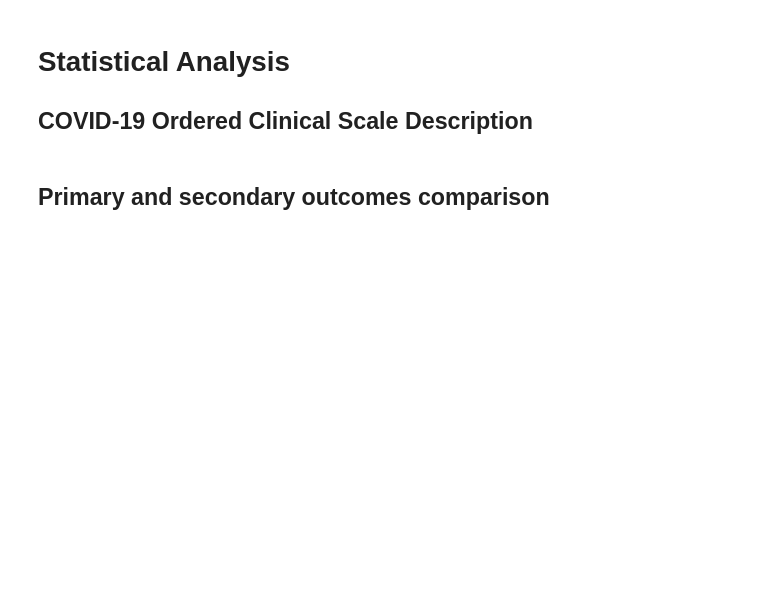
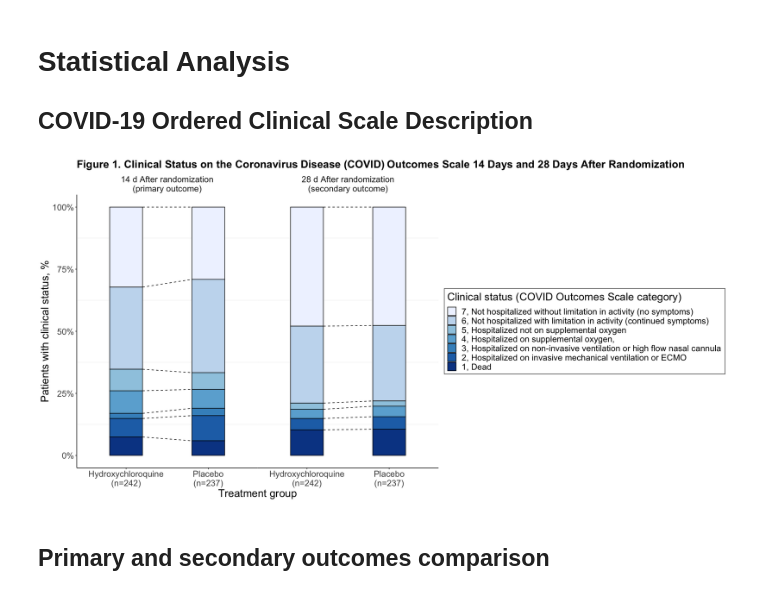
Before and after one commit to hms-dbmi/Access-to-Data-using-PIC-SURE-API, a Jupyter notebook: NHLBI_BioData_Catalyst/R/ORCHID_COVID19.ipynb, the cells around one changed output. Saved outputs shown, nothing was run; the diff lists cells and outputs as text; code cells hidden in the pictures; blank space fills up the shorter version.

```diff
--- a/NHLBI_BioData_Catalyst/R/ORCHID_COVID19.ipynb
+++ b/NHLBI_BioData_Catalyst/R/ORCHID_COVID19.ipynb
@@ -364,46 +500,67 @@ display_html()
 # Statistical Analysis
 
 ## COVID-19 Ordered Clinical Scale Description
+# %%
+orchid_gg_theme <-  function(...) {
+  theme_bw() +
+  theme(legend.background = element_blank(),
+        legend.box.background = element_rect(colour = "black"),
+        panel.spacing = grid::unit(c(0), "lines"),
+        axis.line = element_line(colour = "black"),
+        panel.grid.major = element_blank(),
+        text = element_text(size=20),
+        plot.title = element_text(size = 20, face = 'bold'),
+        axis.text.x = element_text(angle=0, hjust=0.5),
+        panel.border = element_blank(),
+        panel.background = element_blank(),
+        strip.background = element_rect(colour = "white", fill = "white")) +
+    theme(...)
+}
 # %%
 coos_df <- orchid_data %>%
   dplyr::select(subject_id, rand_trt, starts_with("d_covid")) %>%
   pivot_longer(cols = starts_with("d_covid"),
                names_to = "date",
                values_to = "COOS") %>%
   mutate(COOS =  fct_rev(COOS))
 
-barplot_width <- 0.6
+
 plot_count_COOS <- coos_df %>%
   filter(date %in% c("d_covid15", "d_covid29")) %>%
   mutate(rand_trt = fct_recode(relevel(rand_trt, 'Hydroxychloroquine'),
                                "Hydroxychloroquine\n(n=242)" = "Hydroxychloroquine",
                                "Placebo\n(n=237)" = "Placebo"),
          date = fct_recode(date,
                            "14 d After randomization\n(primary outcome)" = "d_covid15",
                            "28 d After randomization\n(secondary outcome)" = "d_covid29")) %>%
-  ggplot(aes(x = rand_trt, fill = COOS)) +
-  geom_bar(width = barplot_width, position="fill", colour = "black") +
+  ggplot() +
+  geom_bar(aes(x = rand_trt, fill = COOS),
+           width = 0.4, position="fill", colour = "black") +
   scale_y_continuous(labels = scales::percent,
                      limits = c(0, 1)) +
   facet_grid( ~ date) +
-  scale_fill_brewer(palette = "Greens") +
-  theme_bw() +
-  theme(legend.background = element_blank(),
-        legend.box.background = element_rect(colour = "black"),
-        panel.spacing = grid::unit(c(0), "lines"),
-        axis.line = element_line(colour = "black"),
-        panel.grid.major = element_blank(),
-        text = element_text(size=20),
-        axis.text.x = element_text(angle=0, hjust=0.5),
-        # panel.grid.minor = element_blank(),
-        panel.border = element_blank(),
-        panel.background = element_blank(),
-        strip.background = element_rect(colour = "white", fill = "white")) +
-  labs(title="Figure 1: Clinical Status on the Coronavirus Disease (COVID) Outcomes Scale 14 Days and 28 Days After Randomization",
+  scale_fill_brewer(palette = "Blues") +
+  orchid_gg_theme(plot.title = element_markdown()) +
+  labs(title="Figure 1. Clinical Status on the Coronavirus Disease (COVID) Outcomes Scale 14 Days and 28 Days After Randomization",
        fill = "Clinical status (COVID Outcomes Scale category)"
        ) +
   xlab("Treatment group") +
   ylab("Patients with clinical status, %")
-plot_count_COOS
+
+plot_data <- ggplot_build(plot_count_COOS)$data
+line_data <- plot_data[[1]] %>%
+    mutate(x_line = if_else(x == 1, xmax, xmin),
+           date = as.factor(if_else(PANEL == 1,
+                           "14 d After randomization\n(primary outcome)",
+                           "28 d After randomization\n(secondary outcome)"
+                            ))
+          )
+
+plot_count_COOS +
+    geom_line(data = line_data,
+              aes(x = x_line, y = ymax, group = fill),
+              linetype = "dashed")
+# %% [output]
+[figure, added]
 # %% [markdown]
 ## Primary and secondary outcomes comparison
```
Also changed, not shown: parts of 39 cells of this notebook.
